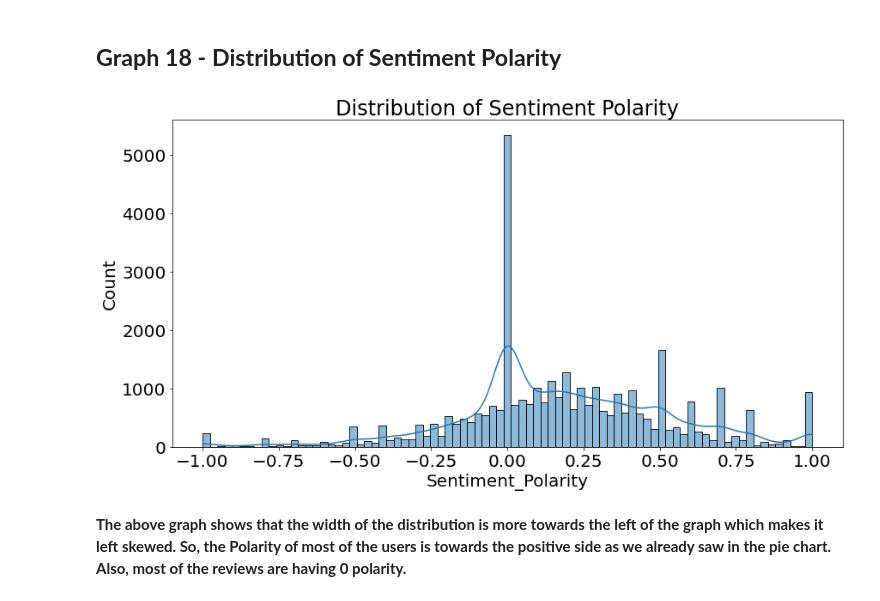
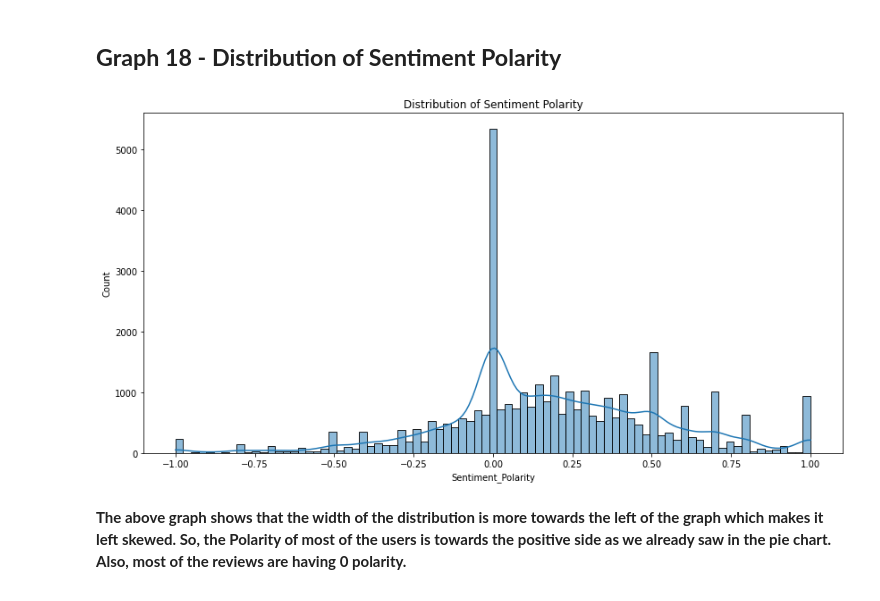
Before and after one commit to Prashant-Shaw/Play-Store-App-Review-Analysis, a Jupyter notebook: Play_Store_App_Review_Analysis_Capstone_Project.ipynb, the cells around one changed output. Drawn from its saved outputs; the diff is of its cells as text; code cells hidden in the pictures.

```diff
--- a/Play_Store_App_Review_Analysis_Capstone_Project.ipynb
+++ b/Play_Store_App_Review_Analysis_Capstone_Project.ipynb
@@ -801,12 +801,13 @@ plt.show()
 ## **Graph 18 - Distribution of Sentiment Polarity**
 # %%
 #Plotting distribution of Sentiment Polarity.
+plt.rcParams['font.size'] = 10
 plt.figure(figsize=(14,7))
 plt.title("Distribution of Sentiment Polarity")
 sns.histplot(final_ps_df['Sentiment_Polarity'], kde = True)
 plt.show()
 # %% [output]
-[figure, old version]
+[figure, new version]
 # %% [markdown]
 **The above graph shows that the width of the distribution is more towards the left of the graph which makes it left skewed. So, the Polarity of most of the users is towards the positive side as we already saw in the pie chart. Also, most of the reviews are having 0 polarity.**
 # %% [markdown]
```
Also changed, not shown: parts of 30 cells of this notebook.
